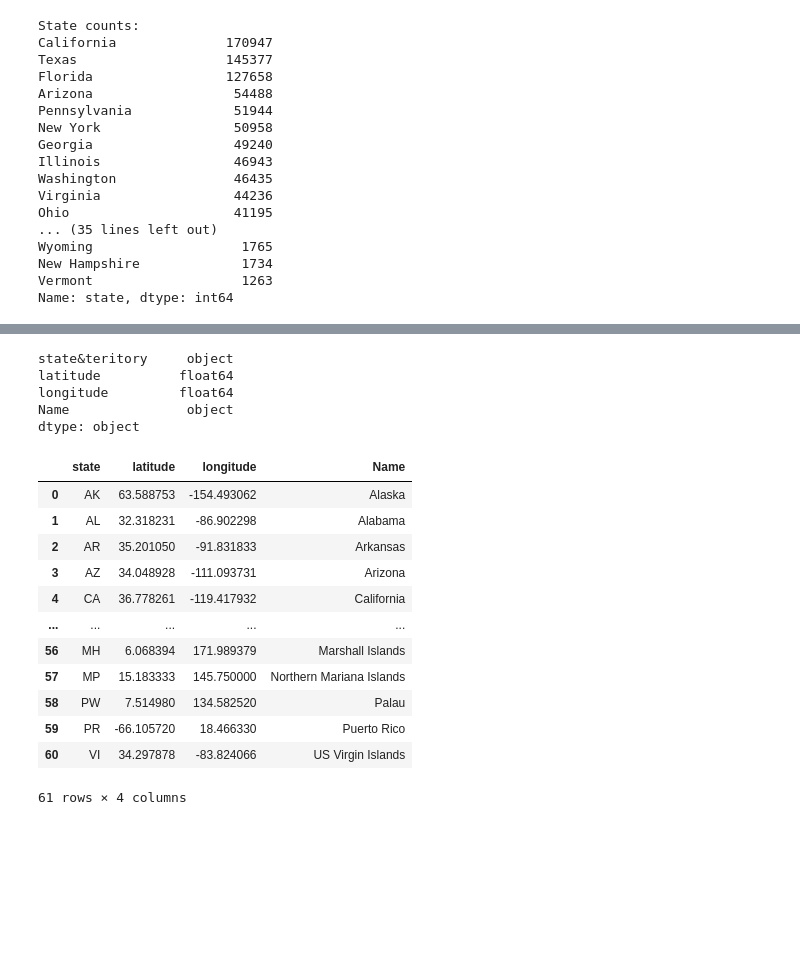
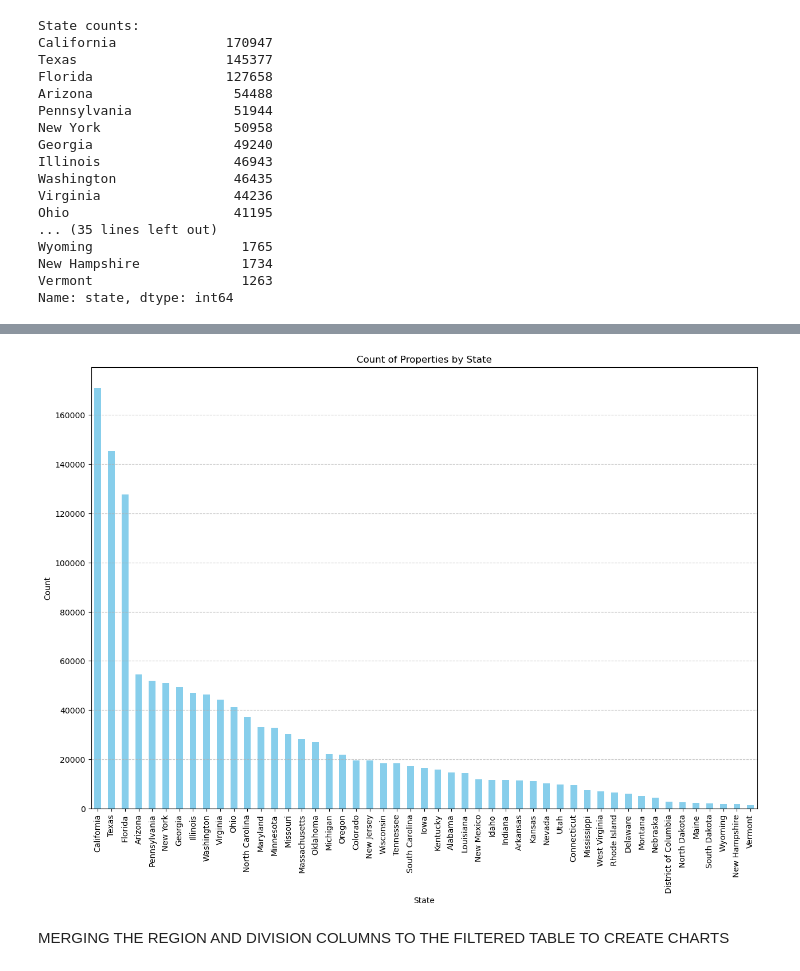
Before and after one commit to zwblank/Project_4, a Jupyter notebook: acw_realestate.ipynb, the cells around one changed output, grey strips where cells are left out. Drawn from its saved outputs; the diff is of its cells as text; code cells hidden in the pictures; blank space fills up the shorter version.

```diff
--- a/acw_realestate.ipynb
+++ b/acw_realestate.ipynb
@@ -8,7 +9,7 @@ import psycopg2
 #Read data and create dataframe
 #NOTE: file too large to open in excel
 
-realestate_df = pd.read_csv(r"C:\Desktop\Analysis Projects\Testing_project_4\Resources\realtor-data.zip.csv.zip")
+realestate_df = pd.read_csv(r"C:\Desktop\Analysis Projects\Project_4\Resources\realtor-data.zip.csv.zip")
 realestate_df
 # %% [output]
 |  | brokered_by | status | price | bed | bath | acre_lot | street | city | state | zip_code | ... |
@@ -290,23 +291,3 @@ output_file_path = 'filtered_df.csv'
 
 # Save the filtered DataFrame to a CSV file
 filtered_df.to_csv(output_file_path, index=False)
-# %%
-#Creating a SQLite database
-
-filtered_df = pd.read_csv('filtered_df.csv')
-filtered_df
-
-# Create a SQLite database engine
-engine = create_engine('sqlite:///realestate.db')
-
-# Write DataFrame to SQLite database
-realestate_df.to_sql('filtered', con=engine, if_exists='replace', index=False)
-
-# Confirm the data has been written by querying the database
-query = "SELECT * FROM filtered LIMIT 5;"  # Example query
-result = engine.execute(query)
-for row in result:
-    print(row)
-
-# Close the database connection
-engine.dispose()
@@ -340,26 +323,0 @@ print(usgeocode_df)
-# %%
-usgeocode_df.dtypes
-# %% [output]
-state&teritory     object
-latitude          float64
-longitude         float64
-Name               object
-dtype: object
-# %%
-# Rename the column 'old_column_name' to 'new_column_name'
-usgeocode_df.rename(columns={'state&teritory' : 'state'}, inplace=True)
-usgeocode_df
-# %% [output]
-|  | state | latitude | longitude | Name |
-| 0 | AK | 63.588753 | -154.493062 | Alaska |
-| 1 | AL | 32.318231 | -86.902298 | Alabama |
-| 2 | AR | 35.201050 | -91.831833 | Arkansas |
-| 3 | AZ | 34.048928 | -111.093731 | Arizona |
-| 4 | CA | 36.778261 | -119.417932 | California |
-| ... | ... | ... | ... | ... |
-| 56 | MH | 6.068394 | 171.989379 | Marshall Islands |
-| 57 | MP | 15.183333 | 145.750000 | Northern Mariana Islands |
-| 58 | PW | 7.514980 | 134.582520 | Palau |
-| 59 | PR | -66.105720 | 18.466330 | Puerto Rico |
-| 60 | VI | 34.297878 | -83.824066 | US Virgin Islands |
-61 rows × 4 columns
@@ -371,0 +324,20 @@ usgeocode_df.to_csv(output_file_path, index=False)
+# %%
+#DEMONSTRATING PLOTTING THE STATES COUNT IN A BAR CHART ORDERED BY STATE COUNTS
+
+state_counts = filtered_df['state'].value_counts()
+
+# Plotting the state counts as a bar chart using Matplotlib
+plt.figure(figsize=(15, 10))  # Set the figure size (width, height) in inches
+
+state_counts.plot(kind='bar', color='skyblue')  # Plotting a bar chart
+plt.title('Count of Properties by State')  # Adding a title to the plot
+plt.xlabel('State')  # Adding label to x-axis
+plt.ylabel('Count')  # Adding label to y-axis
+plt.xticks(rotation=90)  # Rotating x-axis labels for better readability
+plt.grid(axis='y', linestyle='--', alpha=0.7)  # Adding gridlines to y-axis
+
+plt.show()  # Display the plot
+# %% [output]
+[figure, added]
+# %% [markdown]
+MERGING THE REGION AND DIVISION COLUMNS TO THE FILTERED TABLE TO CREATE CHARTS
```
Also changed, not shown: parts of 18 cells of this notebook, 4 other files.
